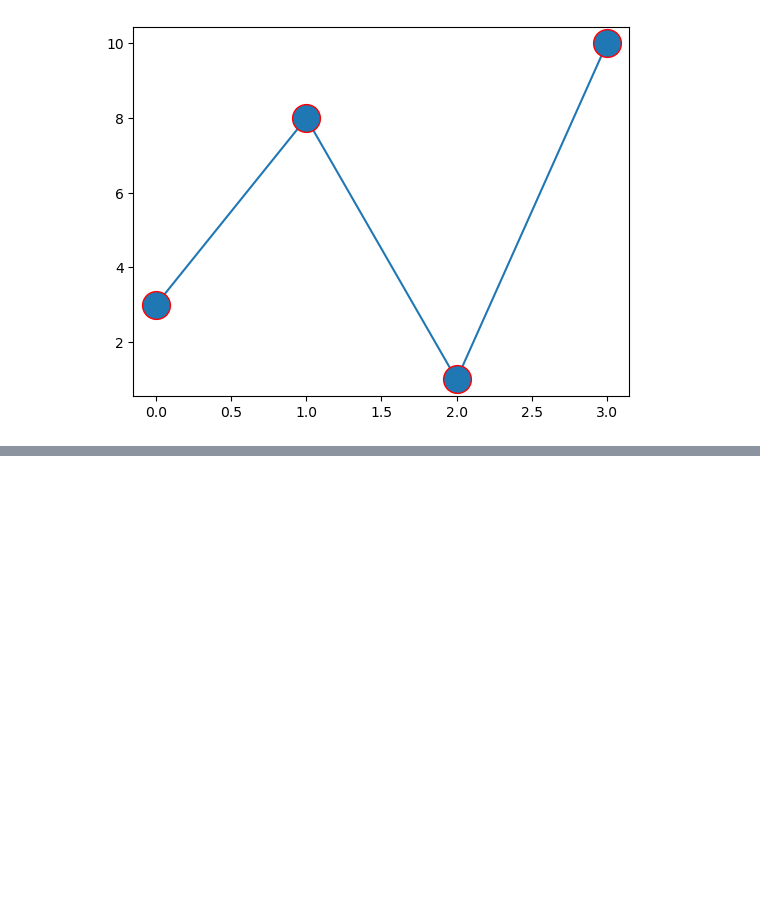
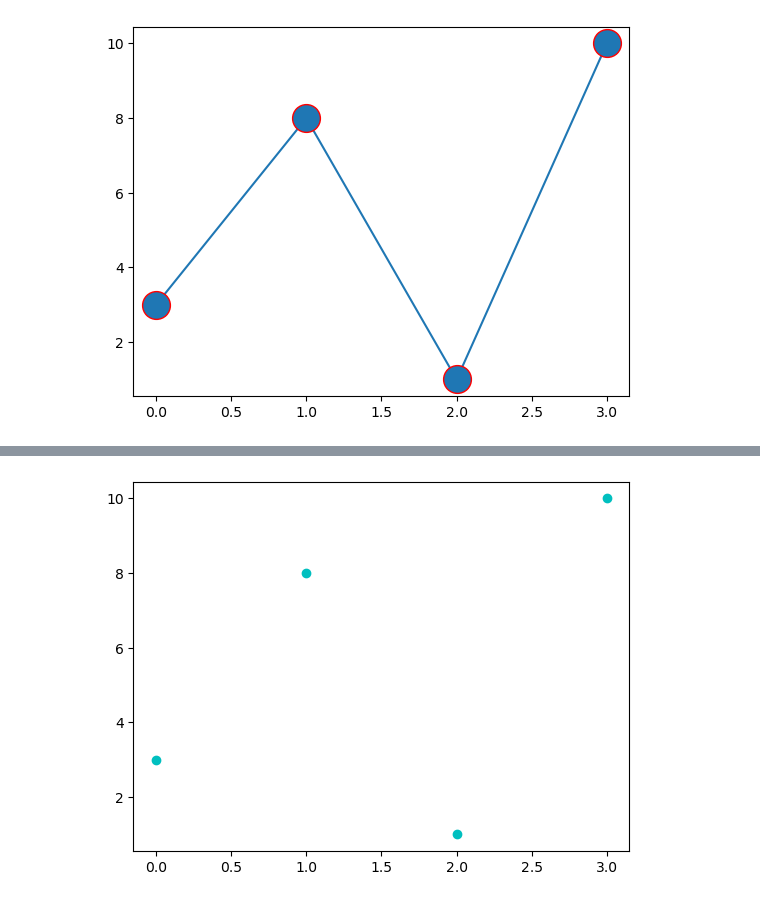
Before and after one commit to Chandana-Perspective-Data/PYTHON_LIBRARY, a Jupyter notebook: matplotlib(2).ipynb, the cells around one changed output, grey strips where cells are left out. Saved outputs shown, nothing was run; the diff lists cells and outputs as text; code cells hidden in the pictures; blank space fills up the shorter version.

```diff
--- a/matplotlib(2).ipynb
+++ b/matplotlib(2).ipynb
@@ -224,0 +251,7 @@ plt.show()
+# %%
+ypoints = np.array([3, 8, 1, 10]) # cyan
+
+plt.plot(ypoints, 'oc')
+plt.show()
+# %% [output]
+[figure, added]
```
Also changed, not shown: parts of 61 cells of this notebook.
